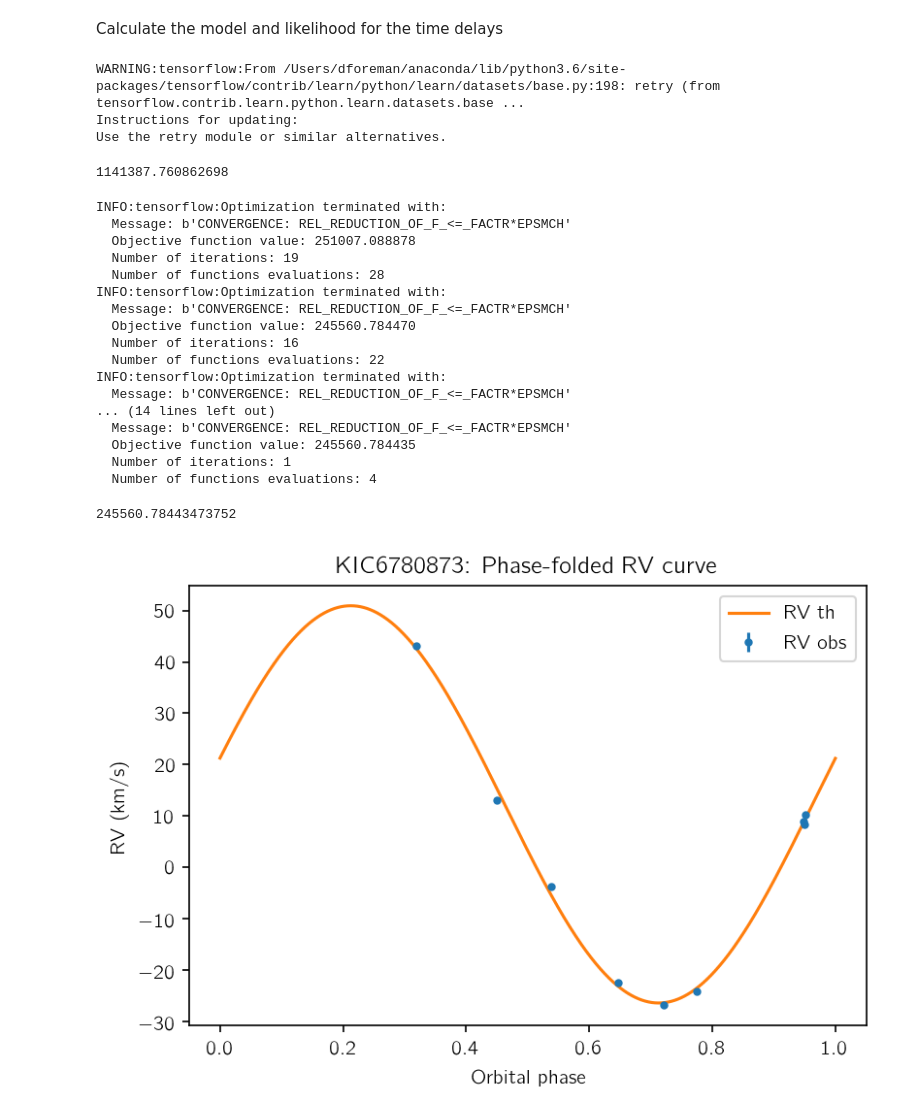
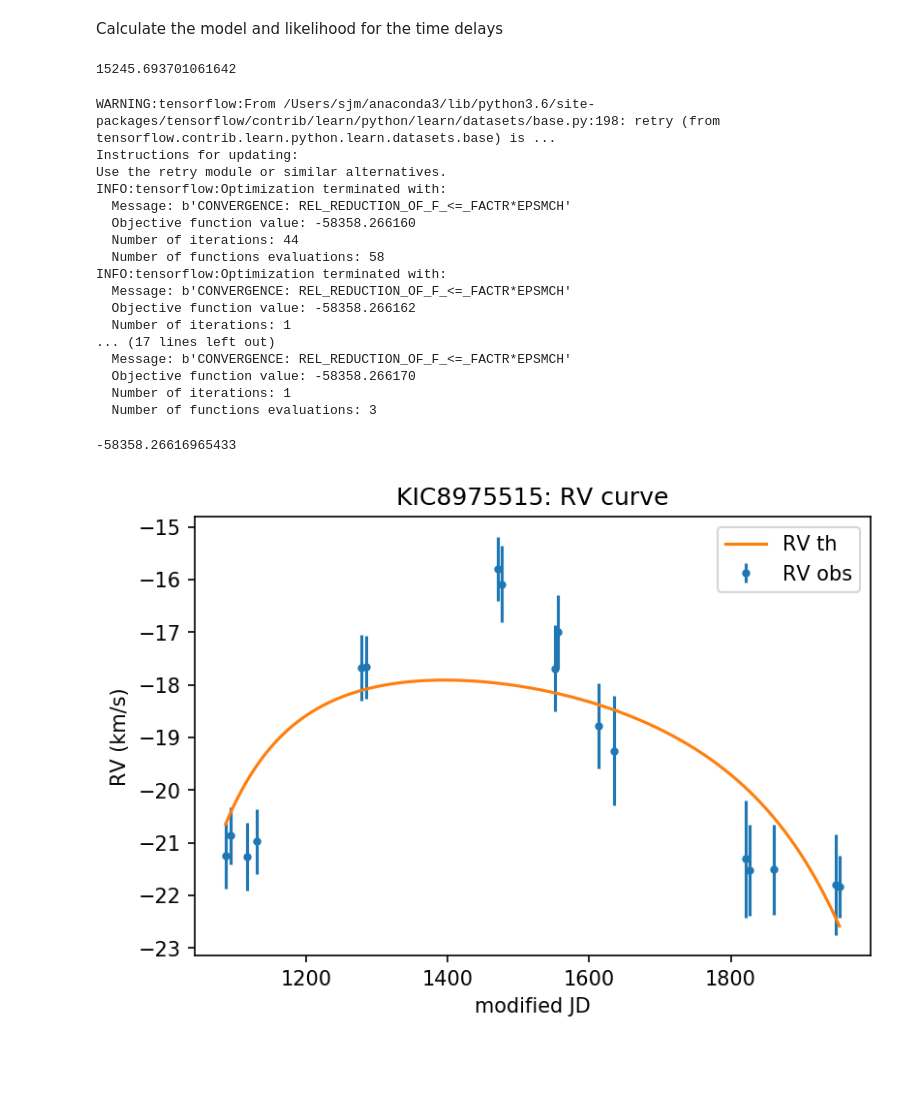
Before and after one commit to SimonJMurphy/maelstrom, a Jupyter notebook: RadialVelocity.ipynb, the cells around one changed output. Cells and saved outputs as stored; diff of their text form; code cells hidden in the pictures; blank space fills up the shorter version.

```diff
--- a/RadialVelocity.ipynb
+++ b/RadialVelocity.ipynb
@@ -15,7 +15,8 @@ from maelstrom.kepler import kepler
 # %% [markdown]
 Read in the light curve, the frequencies, and then the RV data.
 # %%
-kicid = 6780873
+# kicid = 6780873
+kicid = 8975515
 
 times, dmag = np.loadtxt(f"data/kic{kicid}_lc.txt",usecols=(0,1)).T
 
@@ -31,7 +32,7 @@ nu_arr = metadata[::6]
 # %%
 # load the RV data. They have the same time format (JD-2400000) as the light curve.
 # rvs are in the format [[JD, RV, uncertainty]]
-rv_JD, rv_RV, rv_err = np.loadtxt(f"data/kic{kicid}_JDrv.txt",delimiter=",", usecols=(0,1,2)).T
+rv_JD, rv_RV, rv_err = np.loadtxt(f"data/kic{kicid}a_JDrv.txt",delimiter=",", usecols=(0,1,2)).T
 rv_JD -= time_mid
 # %%
 # plot just the RVs for now
@@ -44,13 +45,13 @@ plt.show()
 # %%
 # read in the table of orbits
-# orbits = pd.read_csv(f"data/orbits.csv").rename(columns = lambda x: x.strip())
+orbits = pd.read_csv(f"data/orbits.csv").rename(columns = lambda x: x.strip())
 
 # oops, our target doesn't have an orbit there, since P < 20 days.
 # let's just cheat a bit for now and read in the orbit of this one target as the orbits db
-orbits = pd.read_csv(f"data/kic{kicid}_orbit.csv").rename(columns = lambda x: x.strip())
+# orbits = pd.read_csv(f"data/kic{kicid}_orbit.csv").rename(columns = lambda x: x.strip())
 
 orb_params = orbits[orbits.Name == f"kic{kicid}"].iloc[0]
-porb = orb_params.Porb
+porb = 1090. #orb_params.Porb
 a1 = orb_params["a1sini/c"]
 tp = orb_params["t_p"] # - tmid
 e = orb_params["e"]
@@ -72,7 +73,7 @@ e_tensor = 1.0 / (1.0 + tf.exp(-e_param_tensor))
 varpi_tensor = tf.Variable(varpi, dtype=T)
 log_sigma2_tensor = tf.Variable(0.0, dtype=T)  # Variance from observational uncertainties and model misspecification
 log_rv_sigma2_tensor = tf.Variable(np.log(np.median(rv_err)), dtype=T)  # RV jitter
-gammav_tensor = tf.Variable(np.zeros(1), dtype=T)
+gammav_tensor = tf.Variable(0.0, dtype=T)
 
 # These are some placeholders for the data:
 times_tensor = tf.placeholder(T, times.shape)
@@ -114,14 +115,7 @@ rv_true_anom = 2.0 * tf.atan2(tf.sqrt(1.0+e_tensor)*tf.tan(0.5*rv_ecc_anom), tf.
 
 # Here we define how the RV will be calculated:
 vrad_tensor = -2.0 * np.pi * (a1d_tensor / porb_tensor) * (1/tf.sqrt(1.0 - tf.square(e_tensor))) * (tf.cos(rv_true_anom + varpi_tensor) + e_tensor*tf.cos(varpi_tensor))
-"""
-You were right on the money. The problem was that vrad_tensor was being multiplied by c before
-the systemic velocity was added.
-"""
 vrad_tensor += gammav_tensor
-"""
-Also c = 299792 km/s now? What are we, engineers?
-"""
 vrad_tensor *= 299792.458  # c in km/s
 
 rv_sig2 = tf.square(rv_err_tensor) + tf.exp(log_rv_sigma2_tensor)
@@ -134,10 +128,6 @@ var_list = [
 
 init = tf.global_variables_initializer()
 sess.run(init)
-# %% [output]
-WARNING:tensorflow:From /Users/dforeman/anaconda/lib/python3.6/site-packages/tensorflow/contrib/learn/python/learn/datasets/base.py:198: retry (from tensorflow.contrib.learn.python.learn.datasets.base ...
-Instructions for updating:
-Use the retry module or similar alternatives.
 # %%
 feed_dict = {
     times_tensor: times,
@@ -149,7 +139,7 @@ feed_dict = {
 
 sess.run(chi2_tensor, feed_dict=feed_dict)
 # %% [output]
-1141387.760862698
+15245.693701061642
 # %%
 opt = tf.contrib.opt.ScipyOptimizerInterface(chi2_tensor, var_list=var_list[1:])
 for i in range(3):
@@ -158,37 +148,37 @@ opt = tf.contrib.opt.ScipyOptimizerInterface(chi2_tensor, var_list=var_list)
 for i in range(3):
     opt.minimize(sess, feed_dict=feed_dict)
 # %% [output]
+WARNING:tensorflow:From /Users/sjm/anaconda3/lib/python3.6/site-packages/tensorflow/contrib/learn/python/learn/datasets/base.py:198: retry (from tensorflow.contrib.learn.python.learn.datasets.base) is ...
+Instructions for updating:
+Use the retry module or similar alternatives.
 INFO:tensorflow:Optimization terminated with:
   Message: b'CONVERGENCE: REL_REDUCTION_OF_F_<=_FACTR*EPSMCH'
-  Objective function value: 251007.088878
-  Number of iterations: 19
-  Number of functions evaluations: 28
+  Objective function value: -58358.266160
+  Number of iterations: 44
+  Number of functions evaluations: 58
 INFO:tensorflow:Optimization terminated with:
   Message: b'CONVERGENCE: REL_REDUCTION_OF_F_<=_FACTR*EPSMCH'
-  Objective function value: 245560.784470
-  Number of iterations: 16
-  Number of functions evaluations: 22
-INFO:tensorflow:Optimization terminated with:
+  Objective function value: -58358.266162
+  Number of iterations: 1
+... (17 lines left out)
   Message: b'CONVERGENCE: REL_REDUCTION_OF_F_<=_FACTR*EPSMCH'
-... (14 lines left out)
-  Message: b'CONVERGENCE: REL_REDUCTION_OF_F_<=_FACTR*EPSMCH'
-  Objective function value: 245560.784435
+  Objective function value: -58358.266170
   Number of iterations: 1
-  Number of functions evaluations: 4
+  Number of functions evaluations: 3
 # %%
 sess.run(chi2_tensor, feed_dict=feed_dict)
 # %% [output]
-245560.78443473752
+-58358.26616965433
 # %%
-rv_time_test = np.sort(np.linspace(rv_JD.min(), rv_JD.max(), 5000) % porb)
+rv_time_test = np.sort(np.linspace(rv_JD.min(), rv_JD.max(), 5000))
 vrad_test = sess.run(vrad_tensor, feed_dict={rv_time_tensor: rv_time_test})
 
-plt.errorbar((rv_JD % porb)/porb,rv_RV,rv_err,fmt=".",label='RV obs')
-plt.plot(rv_time_test/porb, vrad_test,label='RV th')
-plt.xlabel("Orbital phase")
+plt.errorbar(rv_JD,rv_RV,rv_err,fmt=".",label='RV obs')
+plt.plot(rv_time_test, vrad_test,label='RV th')
+plt.xlabel("modified JD")
 plt.ylabel("RV (km/s)")
-plt.title("KIC"+str(kicid) + ": Phase-folded RV curve")
+plt.title("KIC"+str(kicid) + ": RV curve")
 plt.legend()
 plt.show()
 # %% [output]
-[figure, old version]
+[figure, new version]
```
Also changed, not shown: parts of 8 cells of this notebook.
